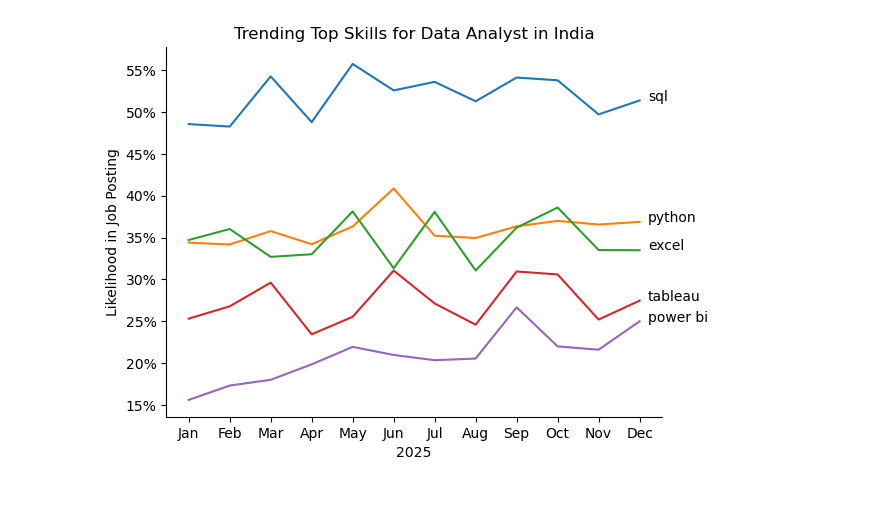
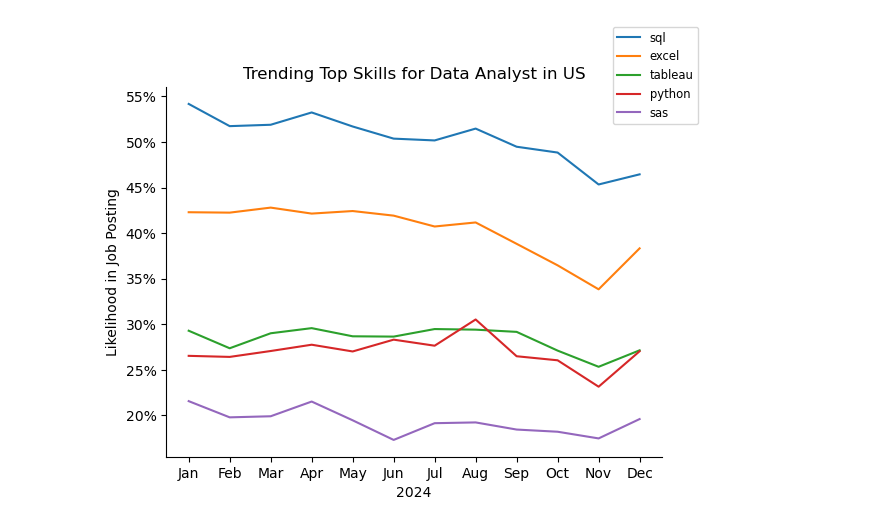
Before and after one commit to AGarg07/Python_learn, a Jupyter notebook: Adv_chapters/Data Science Job Project/3_Skill_Trend.ipynb, the cells around one changed output. Saved outputs shown, nothing was run; the diff lists cells and outputs as text; code cells hidden in the pictures; blank space fills up the shorter version.

```diff
--- a/Adv_chapters/Data Science Job Project/3_Skill_Trend.ipynb
+++ b/Adv_chapters/Data Science Job Project/3_Skill_Trend.ipynb
@@ -20,15 +20,15 @@ df_DA_IN['job_posted_month_no'] = df_DA_IN['job_posted_date'].dt.month
 # %%
-df_DA_IN_explode = df_DA_IN.explode('job_skills')
+df_DA_US_explode = df_DA_US.explode('job_skills')
 # %%
-df_DA_IN_pivot = df_DA_IN_explode.pivot_table(index='job_posted_month_no', columns='job_skills', aggfunc= 'size', fill_value=0)
+df_DA_US_pivot = df_DA_US_explode.pivot_table(index='job_posted_month_no', columns='job_skills', aggfunc= 'size', fill_value=0)
 
-df_DA_IN_pivot.loc['Total'] = df_DA_IN_pivot.sum()
+df_DA_US_pivot.loc['Total'] = df_DA_US_pivot.sum()
 
-df_DA_IN_pivot = df_DA_IN_pivot[df_DA_IN_pivot.loc['Total'].sort_values(ascending=False).index]
+df_DA_US_pivot = df_DA_US_pivot[df_DA_US_pivot.loc['Total'].sort_values(ascending=False).index]
 
-df_DA_IN_pivot = df_DA_IN_pivot.drop('Total')
+df_DA_US_pivot = df_DA_US_pivot.drop('Total')
 # %%
-DA_totals = df_DA_IN.groupby('job_posted_month_no').size()
+DA_totals = df_DA_US.groupby('job_posted_month_no').size()
 
 DA_totals
 # %% [output]
@@ -48,6 +48,6 @@ job_posted_month_no
 dtype: int64
 # %%
-df_DA_percent = df_DA_IN_pivot.div(DA_totals/100, axis=0)
+df_DA_percent = df_DA_US_pivot.div(DA_totals/100, axis=0)
 
 df_DA_percent=df_DA_percent.reset_index()
 df_DA_percent['job_posted_month']= df_DA_percent['job_posted_month_no'].apply(lambda x: pd.to_datetime(x, format='%m').strftime('%b'))
@@ -74,19 +74,16 @@ df_DA_percent
 # %%
 df_plot = df_DA_percent.iloc[:, :5]
 
 sns.lineplot(data= df_plot, dashes = False, palette= 'tab10')
 sns.despine()
 
-plt.title('Trending Top Skills for Data Analyst in India')
+plt.title('Trending Top Skills for Data Analyst in US')
 plt.ylabel('Likelihood in Job Posting')
-plt.xlabel('2025')
-plt.legend().remove()
+plt.xlabel('2024')
+plt.legend(loc=(0.9,.9), fontsize = 'small')
 
 from matplotlib.ticker import PercentFormatter
 ax  =plt.gca()
 ax.yaxis.set_major_formatter(PercentFormatter(decimals = 0))
-
-for i in range(5):
-    plt.text(11.2, df_plot.iloc[-1, i], df_plot.columns[i])
 # %% [output]
-[figure, old version]
+[figure, new version]
```
Also changed, not shown: parts of 4 cells of this notebook, 12 other files.
